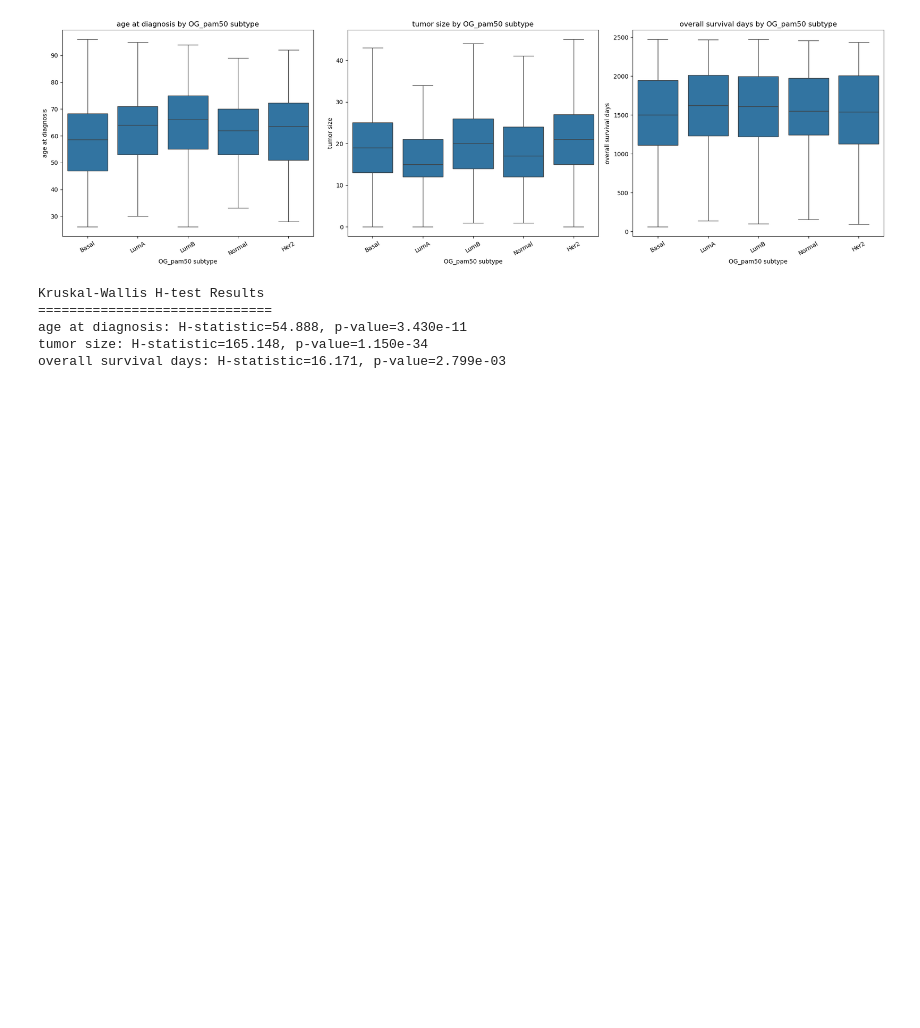
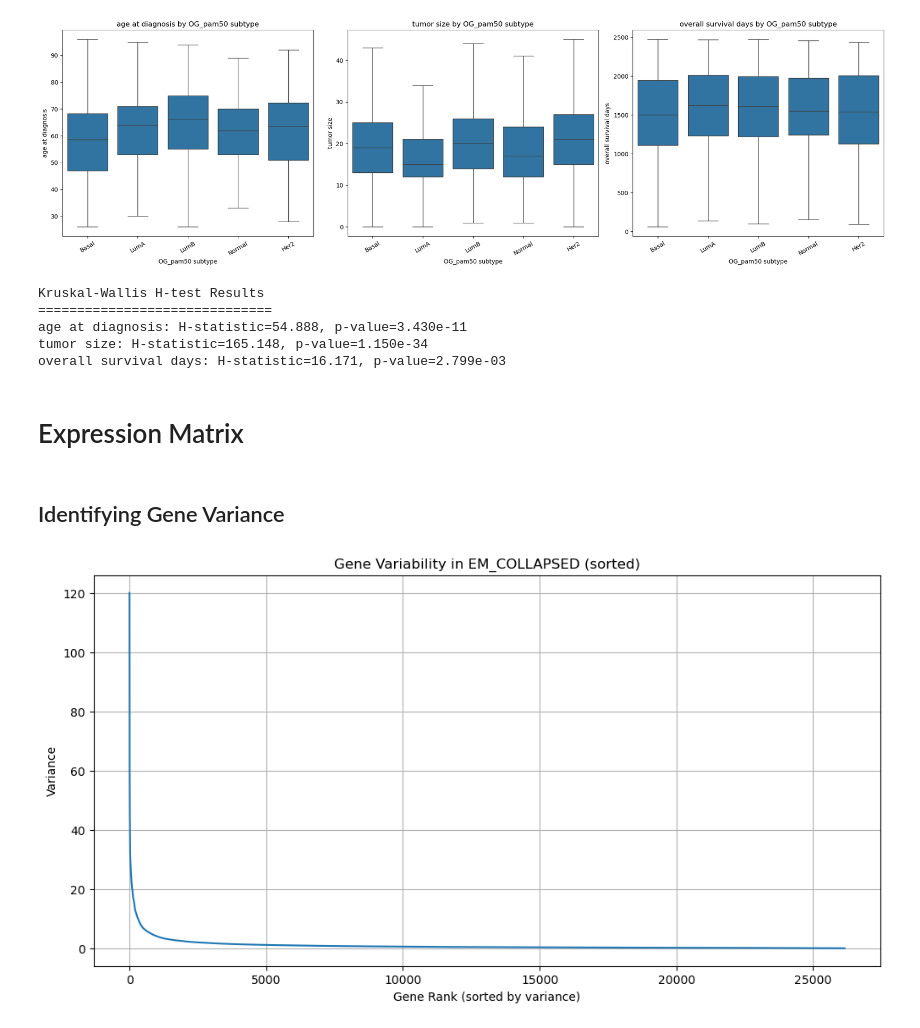
Before and after one commit to starshrimp/bioinformatics-tool, a Jupyter notebook: analysis/03_data_analysis.ipynb, the cells around one changed output. Cells and saved outputs as stored; diff of their text form; code cells hidden in the pictures; blank space fills up the shorter version.

Commit message:
final 03 data analysis

```diff
--- a/analysis/03_data_analysis.ipynb
+++ b/analysis/03_data_analysis.ipynb
@@ -261,3 +249,35 @@ Kruskal-Wallis H-test Results
 age at diagnosis: H-statistic=54.888, p-value=3.430e-11
 tumor size: H-statistic=165.148, p-value=1.150e-34
 overall survival days: H-statistic=16.171, p-value=2.799e-03
+# %% [markdown]
+# Expression Matrix
+# %% [markdown]
+## Identifying Gene Variance
+# %%
+load_dotenv(dotenv_path="/Users/sarah/Code/bioinformatics-tool/analysis/.env")
+
+def find_repo_root(start_path: Path = None) -> Path:
+    if start_path is None:
+        start_path = Path().resolve()
+    for parent in [start_path] + list(start_path.parents):
+        if (parent / '.git').exists():
+            return parent
+    raise RuntimeError("Could not find repo root!")
+
+repo_root = find_repo_root()
+expression_path = repo_root / os.getenv("EM_COLLAPSED")
+expression = pd.read_csv(expression_path, index_col=0)
+
+# Calculate variance for each gene (column)
+gene_variances = expression.var(axis=0).sort_values(ascending=False)
+
+# Plot
+plt.figure(figsize=(12,6))
+plt.plot(range(1, len(gene_variances)+1), gene_variances.values)
+plt.xlabel("Gene Rank (sorted by variance)")
+plt.ylabel("Variance")
+plt.title("Gene Variability in EM_COLLAPSED (sorted)")
+plt.grid(True)
+plt.show()
+# %% [output]
+[figure, added]
```
Also changed, not shown: parts of 3 cells of this notebook, 4 other files.
